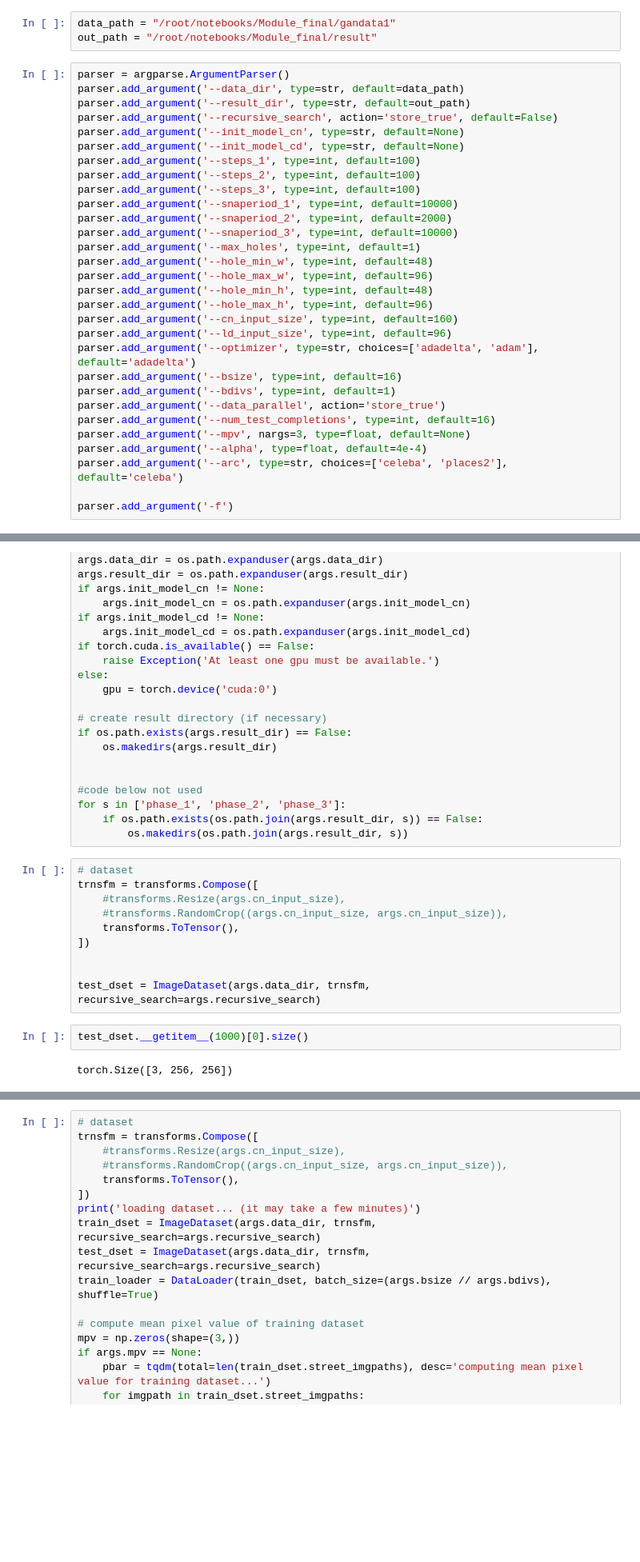
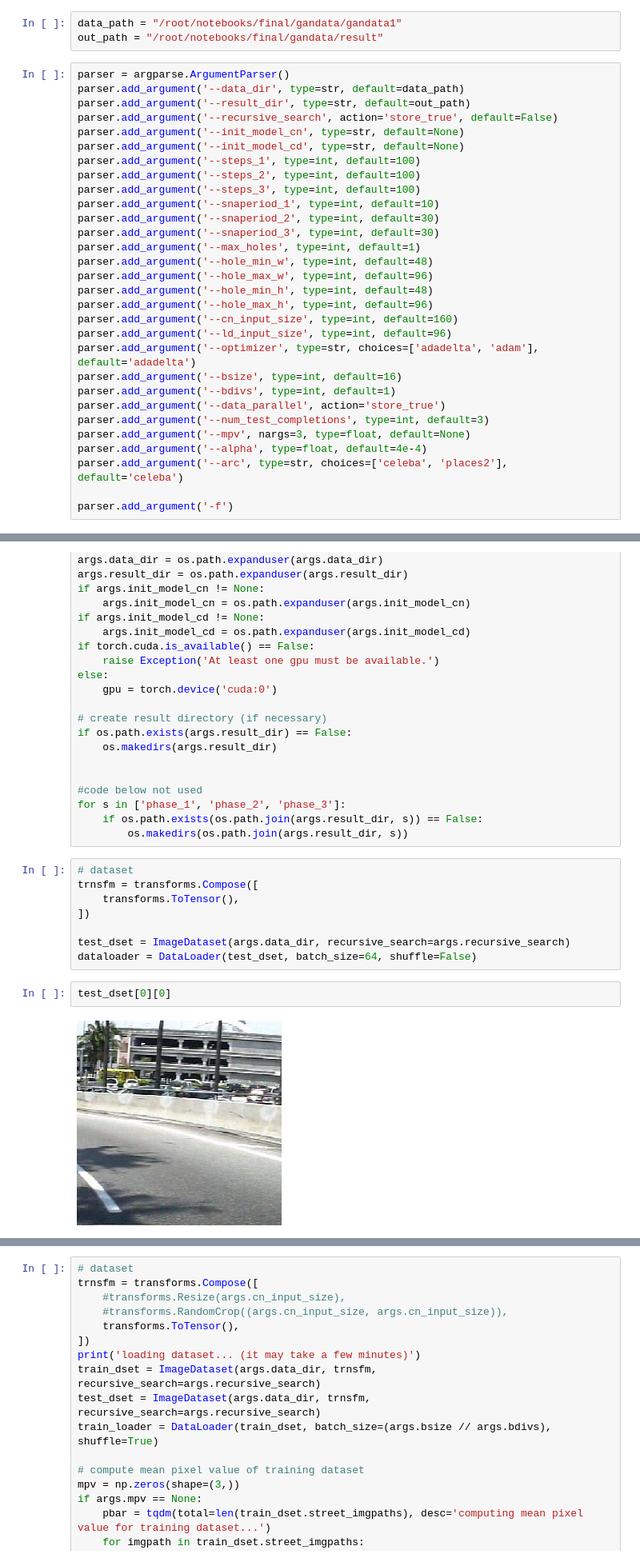
Before and after one commit to tony92151/pedestrian_generator, a Jupyter notebook: train_v1.ipynb, the cells around one changed output, grey strips where cells are left out. Shown at 80% size. Cells and saved outputs as stored; diff of their text form; blank space fills up the shorter version.

Commit message:
first training test

```diff
--- a/train_v1.ipynb
+++ b/train_v1.ipynb
@@ -32,6 +35,6 @@ import glob
 # %%
-data_path = "/root/notebooks/Module_final/gandata1"
-out_path = "/root/notebooks/Module_final/result"
+data_path = "/root/notebooks/final/gandata/gandata1"
+out_path = "/root/notebooks/final/gandata/result"
 # %%
 parser = argparse.ArgumentParser()
 parser.add_argument('--data_dir', type=str, default=data_path)
@@ -42,9 +45,9 @@ parser.add_argument('--init_model_cd', type=str, default=None)
 parser.add_argument('--steps_1', type=int, default=100)
 parser.add_argument('--steps_2', type=int, default=100)
 parser.add_argument('--steps_3', type=int, default=100)
-parser.add_argument('--snaperiod_1', type=int, default=10000)
-parser.add_argument('--snaperiod_2', type=int, default=2000)
-parser.add_argument('--snaperiod_3', type=int, default=10000)
+parser.add_argument('--snaperiod_1', type=int, default=10)
+parser.add_argument('--snaperiod_2', type=int, default=30)
+parser.add_argument('--snaperiod_3', type=int, default=30)
 parser.add_argument('--max_holes', type=int, default=1)
 parser.add_argument('--hole_min_w', type=int, default=48)
 parser.add_argument('--hole_max_w', type=int, default=96)
@@ -56,7 +59,7 @@ parser.add_argument('--optimizer', type=str, choices=['adadelta', 'adam'], defau
 parser.add_argument('--bsize', type=int, default=16)
 parser.add_argument('--bdivs', type=int, default=1)
 parser.add_argument('--data_parallel', action='store_true')
-parser.add_argument('--num_test_completions', type=int, default=16)
+parser.add_argument('--num_test_completions', type=int, default=3)
 parser.add_argument('--mpv', nargs=3, type=float, default=None)
 parser.add_argument('--alpha', type=float, default=4e-4)
 parser.add_argument('--arc', type=str, choices=['celeba', 'places2'], default='celeba')
@@ -93,14 +96,12 @@ for s in ['phase_1', 'phase_2', 'phase_3']:
 # %%
 # dataset
 trnsfm = transforms.Compose([
-    #transforms.Resize(args.cn_input_size),
-    #transforms.RandomCrop((args.cn_input_size, args.cn_input_size)),
     transforms.ToTensor(),
 ])
 
-
-test_dset = ImageDataset(args.data_dir, trnsfm, recursive_search=args.recursive_search)
+test_dset = ImageDataset(args.data_dir, recursive_search=args.recursive_search)
+dataloader = DataLoader(test_dset, batch_size=64, shuffle=False)
 # %%
-test_dset.__getitem__(1000)[0].size()
+test_dset[0][0]
 # %% [output]
-torch.Size([3, 256, 256])
+[figure, added]
```
Also changed, not shown: parts of 11 cells of this notebook, 2 other files.
